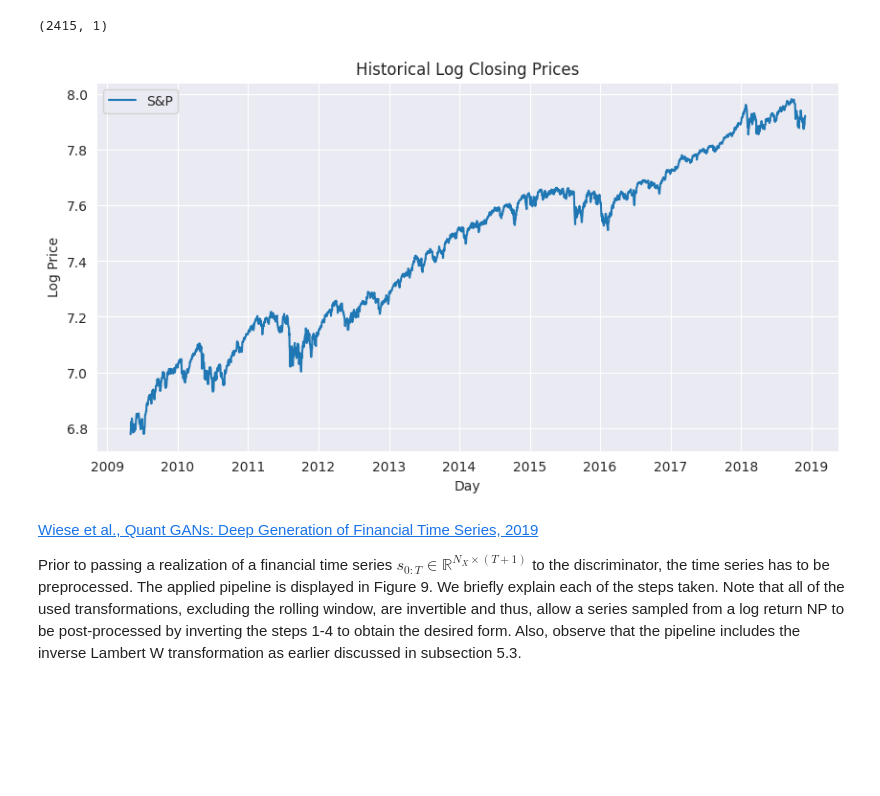
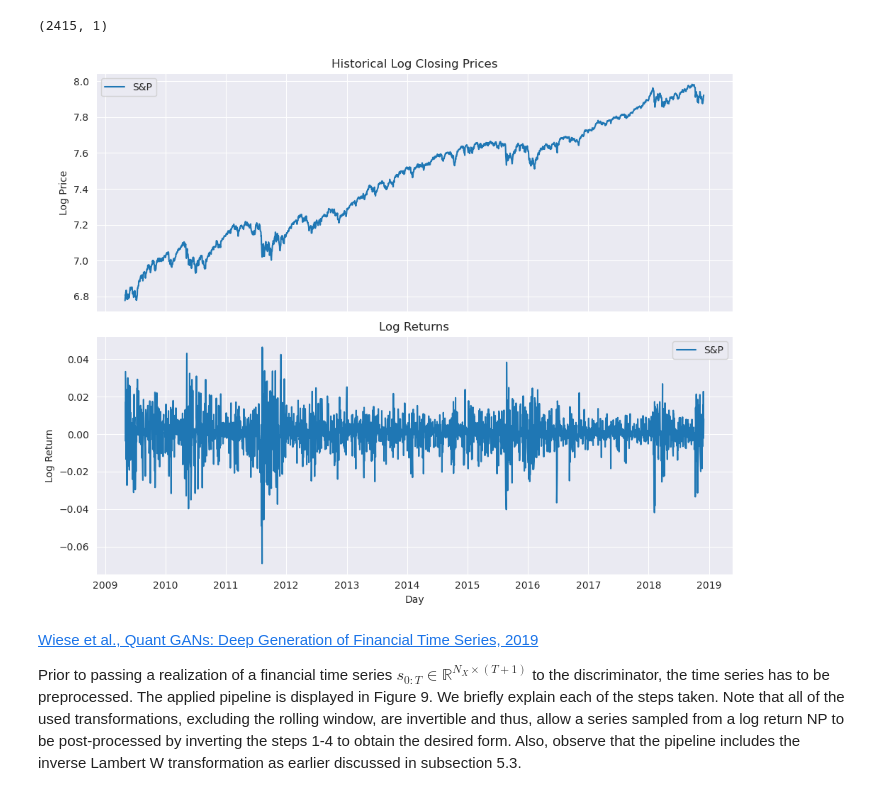
Before and after one commit to michaelacn/Quant-GAN, a Jupyter notebook: preprocess.ipynb, the cells around one changed output. Saved outputs shown, nothing was run; the diff lists cells and outputs as text; code cells hidden in the pictures; blank space fills up the shorter version.

```diff
--- a/preprocess.ipynb
+++ b/preprocess.ipynb
@@ -46,17 +48,28 @@ YF.download() has changed argument auto_adjust default to True
 print(prices.shape)
 # %% [output]
 (2415, 1)
-# %%
-plt.figure(figsize=(10, 5))
-plt.plot(prices.index, np.log(prices), label=prices.columns)
-plt.title('Historical Log Closing Prices')
-plt.legend()
-plt.xlabel('Day')
-plt.ylabel('Log Price')
-plt.grid(True)
-plt.show()
-# %% [output]
-[figure, removed]
+# %%
+fig, axs = plt.subplots(2, 1, figsize=(10, 8), sharex=True)
+
+# Plot log prices
+axs[0].plot(prices.index, np.log(prices), label=prices.columns)
+axs[0].set_title('Historical Log Closing Prices')
+axs[0].set_ylabel('Log Price')
+axs[0].legend()
+axs[0].grid(True)
+
+# Plot log returns
+axs[1].plot(log_returns.index, log_returns, label=prices.columns)
+axs[1].set_title('Log Returns')
+axs[1].set_xlabel('Day')
+axs[1].set_ylabel('Log Return')
+axs[1].legend()
+axs[1].grid(True)
+
+plt.tight_layout()
+plt.show()
+# %% [output]
+[figure, added]
 # %% [markdown]
 [Wiese et al., Quant GANs: Deep Generation of Financial Time Series, 2019](https://arxiv.org/abs/1907.06673)
 
```
Also changed, not shown: parts of 8 cells of this notebook.
